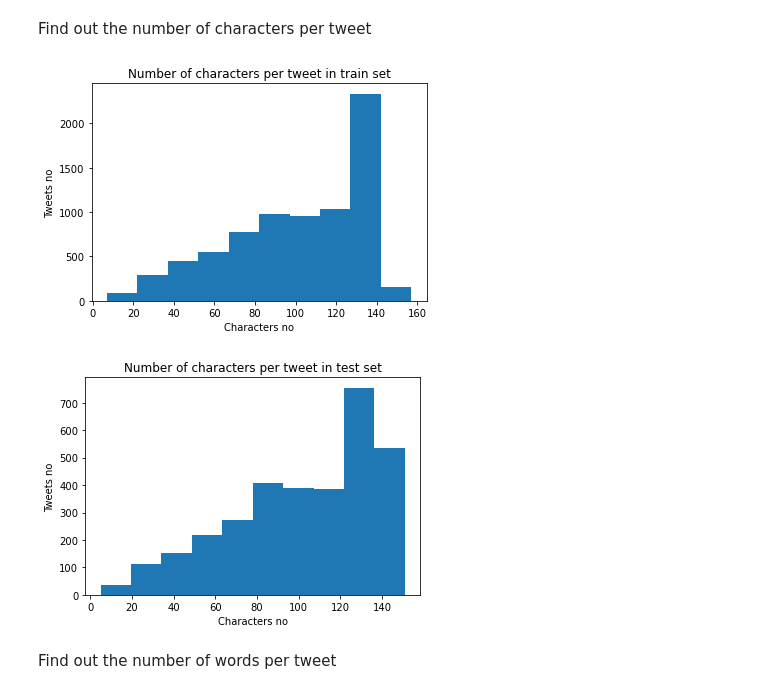
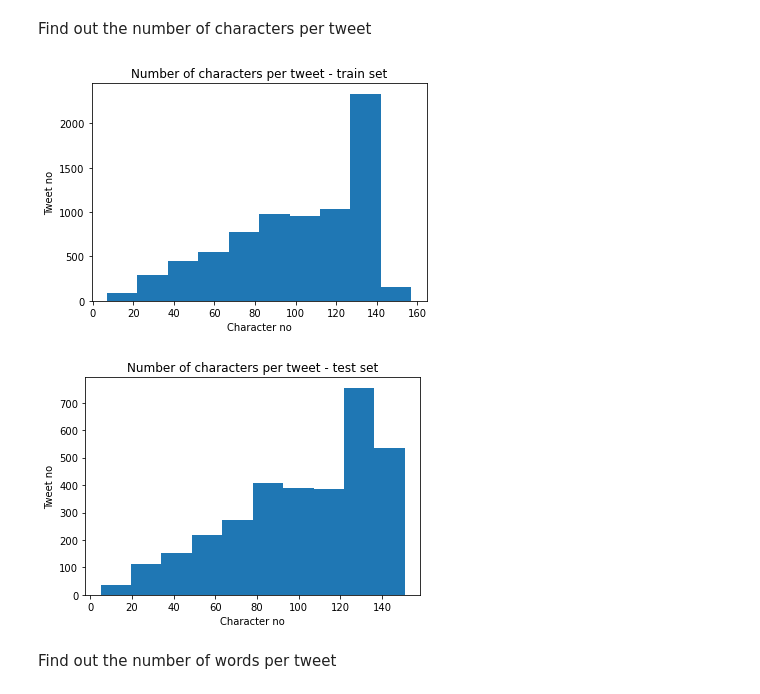
Before and after one commit to Dawidgrad/Disaster-Tweets, a Jupyter notebook: Disaster Tweets.ipynb, the cells around one changed output. Saved outputs shown, nothing was run; the diff lists cells and outputs as text; code cells hidden in the pictures.

```diff
--- a/Disaster Tweets.ipynb
+++ b/Disaster Tweets.ipynb
@@ -17,23 +17,23 @@ test = pd.read_csv("Data/test.csv")
 # %% [markdown]
 Find out the number of characters per tweet
 # %%
-num_characters_train = [len(text) for text in train["text"]]
+train_character_no = [len(text) for text in train["text"]]
 num_bins = 10
-n, bins, patches = plt.hist(num_characters_train, num_bins)
+plt.hist(train_character_no, num_bins)
 plt.xlabel("Character no")
 plt.ylabel("Tweet no")
-plt.title("Number of characters per tweet in train set")
+plt.title("Number of characters per tweet - train set")
 plt.show()
 
-num_characters_test = [len(text) for text in test["text"]]
-n, bins, patches = plt.hist(num_characters_test, num_bins)
+test_character_no = [len(text) for text in test["text"]]
+plt.hist(test_character_no, num_bins)
 plt.xlabel("Character no")
 plt.ylabel("Tweet no")
-plt.title("Number of characters per tweet in test set")
+plt.title("Number of characters per tweet - test set")
 plt.show()
 # %% [output]
-[figure, old version]
+[figure, new version]
-[figure, old version]
+[figure, new version]
 # %% [markdown]
 Find out the number of words per tweet
 # %%
```
Also changed, not shown: parts of 5 cells of this notebook.
